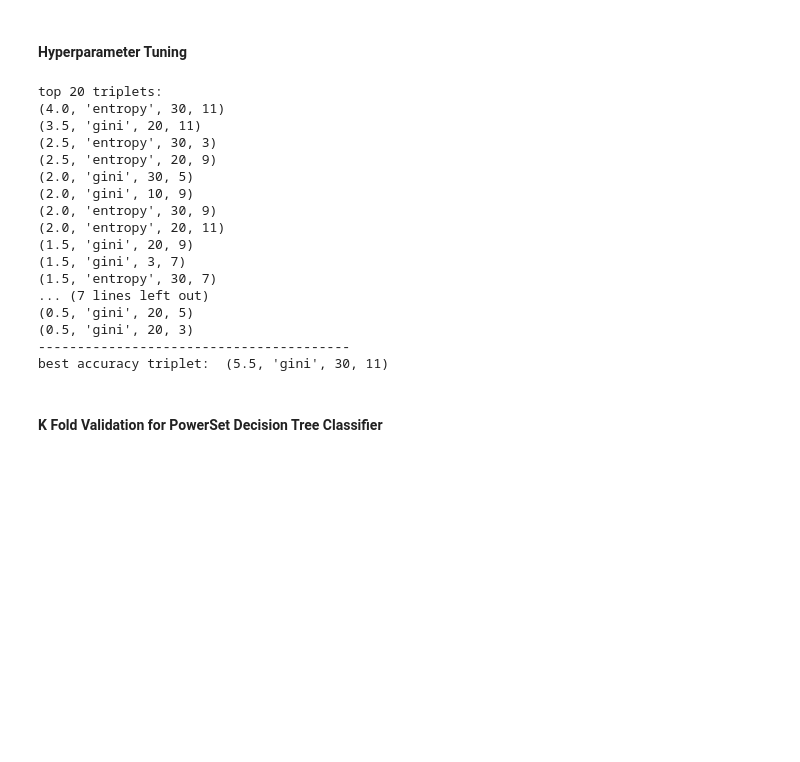
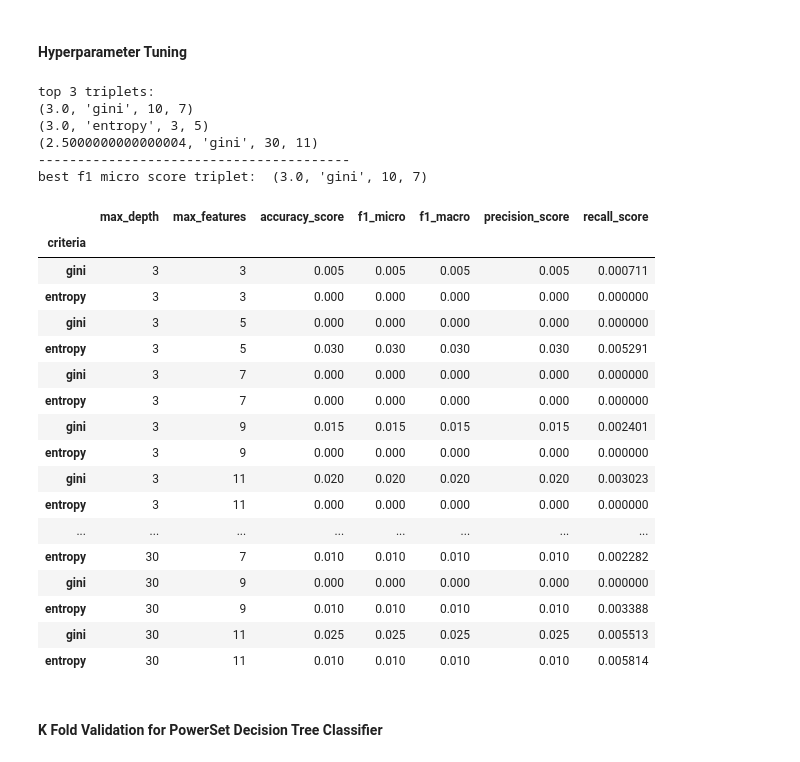
Before and after one commit to chnaveenin/DecisionTree_KNN, a Jupyter notebook: task.ipynb, the cells around one changed output. Drawn from its saved outputs; the diff is of its cells as text; code cells hidden in the pictures; blank space fills up the shorter version.

```diff
--- a/task.ipynb
+++ b/task.ipynb
@@ -596,7 +608,10 @@ class MultiOutputDecisionTreeClassifier:
     self.max_depth = max_depth
     self.max_features = max_features
     self.criterion = criterion
-    self.dtree = DecisionTreeClassifier(max_depth=self.max_depth, max_features=self.max_features, criterion=self.criterion)
+    self.features = features
+    self.dtree = DecisionTreeClassifier(max_depth=self.max_depth,
+                                        max_features=self.max_features,
+                                        criterion=self.criterion)
     self.X = None
     self.Y = None
     self.map = []
@@ -661,46 +676,69 @@ Confusion Matrix:
 # %% [markdown]
 #### Hyperparameter Tuning
 # %%
+
 criterion = ['gini', 'entropy']
 max_depth = [3,5,10,20,30]
 max_features = [3,5,7,9,11]
 
 X_train, X_test, y_train, y_test = train_test_split(X, Y, test_size=0.2, random_state=0)
 
 parameters = []
-for criterion_val in criterion:
-  for max_depth_val in max_depth:
-    for max_features_val in max_features:
-      powerset_tree = MultiOutputDecisionTreeClassifier(max_depth=max_depth_val, max_features=max_features_val, criterion=criterion_val)
+output_table = []
+
+for max_depth_val in max_depth:
+  for max_features_val in max_features:
+    for criterion_val in criterion:
+      powerset_tree = MultiOutputDecisionTreeClassifier(max_depth=max_depth_val,
+                                                        max_features=max_features_val,
+                                                        criterion=criterion_val)
       powerset_tree.fit(X_train, y_train)
       y_pred = powerset_tree.predict(X_test)
-      accuracy = round(accuracy_score(y_test, y_pred)*100, 3)
-      heapq.heappush(parameters, (accuracy, criterion_val, max_depth_val, max_features_val))
+      accuracy = accuracy_score(y_test, y_pred)
+      precision = precision_score(y_test, y_pred, average='micro', zero_division=0)
+      recall = recall_score(y_test, y_pred, average='micro', zero_division=0)
+      f1_micro = f1_score(y_test, y_pred, average='micro', zero_division=0)
+      f1_macro = f1_score(y_test, y_pred, average='macro', zero_division=0)
+      conf_mat = confusion_matrix(y_test, y_pred)
+      # print("Confusion Matrix:\n", conf_mat)
+      # print('--'*20)
+      output_table.append([criterion_val, max_depth_val, max_features_val, accuracy, precision, recall, f1_micro, f1_macro])
+      heapq.heappush(parameters, (f1_micro*100, criterion_val, max_depth_val, max_features_val))
 
-top20 = (heapq.nlargest(20, parameters))
-print('top 20 triplets:')
-for triplet in top20:
+df = pd.DataFrame(output_table, columns = ['criteria', 'max_depth', 'max_features', 'accuracy_score', 'f1_micro', 'f1_macro', 'precision_score', 'recall_score'])
+top3 = (heapq.nlargest(3, parameters))
+print('top 3 triplets:')
+for triplet in top3:
   print(triplet)
 print('--'*20)
 mtree_best_metrics = heapq.nlargest(1, parameters)[0]
-print('best accuracy triplet: ', ptree_best_metrics)
+print('best f1 micro score triplet: ', mtree_best_metrics)
+df = df.set_index('criteria')
+df
 # %% [output]
-top 20 triplets:
-(4.0, 'entropy', 30, 11)
-(3.5, 'gini', 20, 11)
-(2.5, 'entropy', 30, 3)
-(2.5, 'entropy', 20, 9)
-(2.0, 'gini', 30, 5)
-(2.0, 'gini', 10, 9)
-(2.0, 'entropy', 30, 9)
-(2.0, 'entropy', 20, 11)
-(1.5, 'gini', 20, 9)
-(1.5, 'gini', 3, 7)
-(1.5, 'entropy', 30, 7)
-... (7 lines left out)
-(0.5, 'gini', 20, 5)
-(0.5, 'gini', 20, 3)
+top 3 triplets:
+(3.0, 'gini', 10, 7)
+(3.0, 'entropy', 3, 5)
+(2.5000000000000004, 'gini', 30, 11)
 ----------------------------------------
-best accuracy triplet:  (5.5, 'gini', 30, 11)
+best f1 micro score triplet:  (3.0, 'gini', 10, 7)
+|  | max_depth | max_features | accuracy_score | f1_micro | f1_macro | precision_score | recall_score |
+| criteria |  |  |  |  |  |  |  |
+| gini | 3 | 3 | 0.005 | 0.005 | 0.005 | 0.005 | 0.000711 |
+| entropy | 3 | 3 | 0.000 | 0.000 | 0.000 | 0.000 | 0.000000 |
+| gini | 3 | 5 | 0.000 | 0.000 | 0.000 | 0.000 | 0.000000 |
+| entropy | 3 | 5 | 0.030 | 0.030 | 0.030 | 0.030 | 0.005291 |
+| gini | 3 | 7 | 0.000 | 0.000 | 0.000 | 0.000 | 0.000000 |
+| entropy | 3 | 7 | 0.000 | 0.000 | 0.000 | 0.000 | 0.000000 |
+| gini | 3 | 9 | 0.015 | 0.015 | 0.015 | 0.015 | 0.002401 |
+| entropy | 3 | 9 | 0.000 | 0.000 | 0.000 | 0.000 | 0.000000 |
+| gini | 3 | 11 | 0.020 | 0.020 | 0.020 | 0.020 | 0.003023 |
+| entropy | 3 | 11 | 0.000 | 0.000 | 0.000 | 0.000 | 0.000000 |
+| ... | ... | ... | ... | ... | ... | ... | ... |
+| entropy | 30 | 7 | 0.010 | 0.010 | 0.010 | 0.010 | 0.002282 |
+| gini | 30 | 9 | 0.000 | 0.000 | 0.000 | 0.000 | 0.000000 |
+| entropy | 30 | 9 | 0.010 | 0.010 | 0.010 | 0.010 | 0.003388 |
+| gini | 30 | 11 | 0.025 | 0.025 | 0.025 | 0.025 | 0.005513 |
+| entropy | 30 | 11 | 0.010 | 0.010 | 0.010 | 0.010 | 0.005814 |
 # %% [markdown]
 #### K Fold Validation for PowerSet Decision Tree Classifier
```
Also changed, not shown: parts of 24 cells of this notebook.
